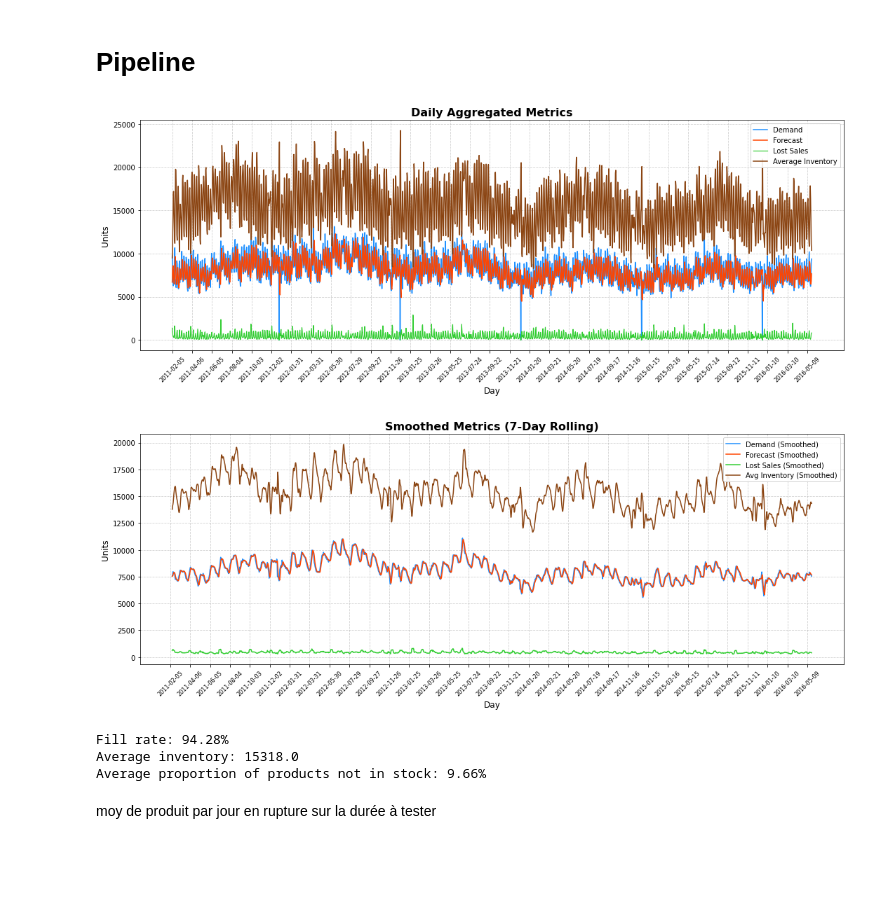
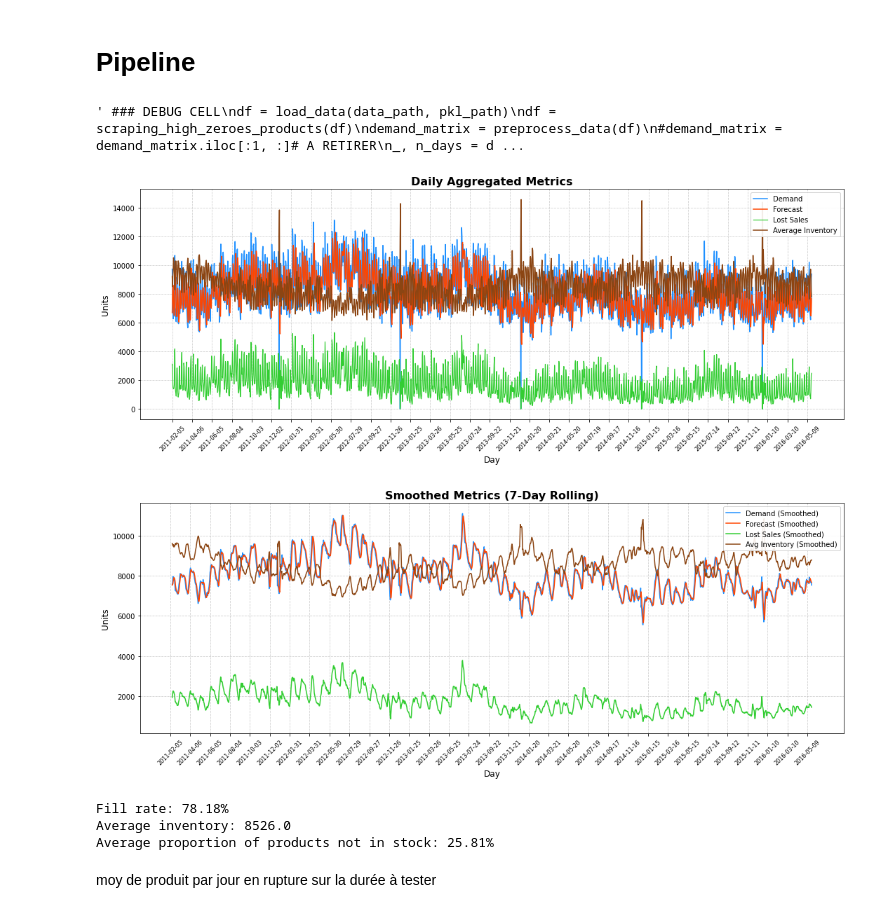
Before and after one commit to Jboistel/memoire, a Jupyter notebook: test.ipynb, the cells around one changed output. Cells and saved outputs as stored; diff of their text form; code cells hidden in the pictures; blank space fills up the shorter version.

Commit message:
Up To Level for normal distro, TODO add safety stock

```diff
--- a/test.ipynb
+++ b/test.ipynb
@@ -241,18 +268,6 @@ def compute_fill_rates_per_product(lost_sales, demand):
         ndarray: Numpy array of fill rates.
     """
     return 1 - lost_sales.sum(axis=1) / demand.sum(axis=1)
-# %%
-""" min_fill_rate = 0.95
-demand = demand_matrix.to_numpy()
-up_to_level = np.ones(demand_matrix.shape)
-_, _, _, _, _, lost_sales = compute_stock(up_to_level, demand)
-fill_rates_per_product = compute_fill_rates_per_product(lost_sales, demand)
-
-while not (fill_rates_per_product > min_fill_rate).all():
-    _, _, _, _, _, lost_sales = compute_stock(up_to_level, demand)
-    fill_rates_per_product = compute_fill_rates_per_product(lost_sales, demand)
-    goods = np.where(fill_rates_per_product <= min_fill_rate)
-    up_to_level[goods] += 1 """
 # %%
 def up_to_level_3_next_days(demand_matrix, forecast_matrix: pd.DataFrame, safety_stock_matrix: pd.DataFrame, X, min_fill_rate):
     """
@@ -287,6 +302,20 @@ def up_to_level_fixed_X(demand_matrix, forecast_matrix: pd.DataFrame, safety_sto
     up_to_level_matrix = pd.DataFrame(up_to_level, index=demand_matrix.index, columns=demand_matrix.columns)
 
     return up_to_level_matrix
+# %%
+def up_to_level_normal_demand(demand_matrix, forecast_matrix: pd.DataFrame, safety_stock_matrix: pd.DataFrame, X, min_fill_rate):
+
+    means, stds = analyse_data(demand_matrix)
+
+    inv_matrix = norm.ppf(0.95, means.values, stds.values)
+
+    up_to_level_matrix = pd.DataFrame(
+        np.ceil(np.repeat(inv_matrix[:, np.newaxis], demand_matrix.shape[1], axis=1)),
+        columns=demand_matrix.columns,
+        index=demand_matrix.index
+        )
+
+    return up_to_level_matrix
 # %% [markdown]
 # Inventory
 # %%
@@ -355,7 +384,7 @@ def compute_stock(up_to_level, demand):
 
     return inventory_begin, inventory_end, T1, T2, sales, lost_sales
 
-inventory_begin, inventory_end, _, _, _, lost_sales = compute_stock(up_to_level_matrix.to_numpy(), demand_matrix.to_numpy())
+#inventory_begin, inventory_end, _, _, _, lost_sales = compute_stock(up_to_level_matrix.to_numpy(), demand_matrix.to_numpy())
 # %% [markdown]
 # Performance metrics
 # %%
@@ -507,7 +536,7 @@ output('FC_avg_2_days', 0.95, 1500, 0.85, 'output_metrics.csv')
 # %% [markdown]
 # Pipeline
 # %%
-### DEBUG CELL
+""" ### DEBUG CELL
 df = load_data(data_path, pkl_path)
 df = scraping_high_zeroes_products(df)
 demand_matrix = preprocess_data(df)
@@ -517,7 +546,9 @@ forecast_matrix = FC_avg_3_days(demand_matrix)
 safety_stock_matrix = SS_cst(demand_matrix, forecast_matrix, None)
 up_to_level_matrix = up_to_level_3_next_days(demand_matrix, forecast_matrix, safety_stock_matrix, None, None)
 inventory_begin, inventory_end, _, _, _, lost_sales = compute_stock(up_to_level_matrix.to_numpy(), demand_matrix.to_numpy())
-fill_rate, avg_inventory, average_percentage_lost_sales = compute_results(demand_matrix, lost_sales, inventory_begin, inventory_end, n_days)
+fill_rate, avg_inventory, average_percentage_lost_sales = compute_results(demand_matrix, lost_sales, inventory_begin, inventory_end, n_days) """
+# %% [output]
+' ### DEBUG CELL\ndf = load_data(data_path, pkl_path)\ndf = scraping_high_zeroes_products(df)\ndemand_matrix = preprocess_data(df)\n#demand_matrix = demand_matrix.iloc[:1, :]# A RETIRER\n_, n_days = d ...
 # %%
 def pipeline(forecast_func=None,
              ss_func=None, ss_factor=None,
@@ -542,13 +573,13 @@ def pipeline(forecast_func=None,
 # %%
 pipeline(forecast_func=FC_avg_3_days,
          ss_func=SS_on_forecast, ss_factor=0.3,
-         up_to_level_func=up_to_level_3_next_days,
+         up_to_level_func=up_to_level_normal_demand, min_fill_rate=0.95,
          compute_stock_func=compute_stock)
 # %% [output]
-[figure, old version]
+[figure, new version]
-[figure, old version]
+[figure, new version]
-Fill rate: 94.28%
-Average inventory: 15318.0
-Average proportion of products not in stock: 9.66%
+Fill rate: 78.18%
+Average inventory: 8526.0
+Average proportion of products not in stock: 25.81%
 # %% [markdown]
 moy de produit par jour en rupture sur la durée à tester
```
Also changed, not shown: parts of 8 cells of this notebook.
